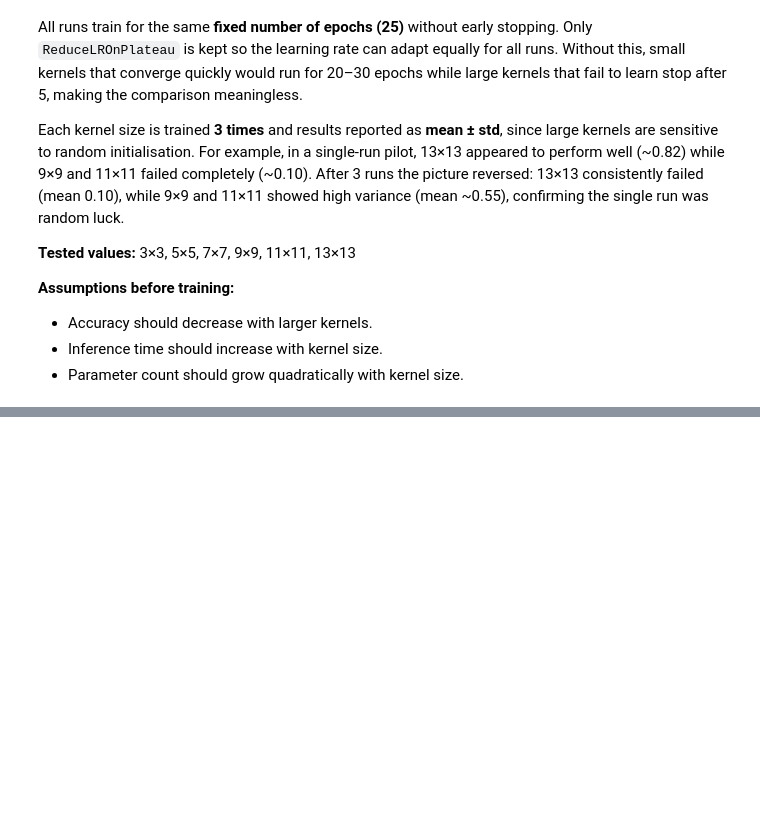
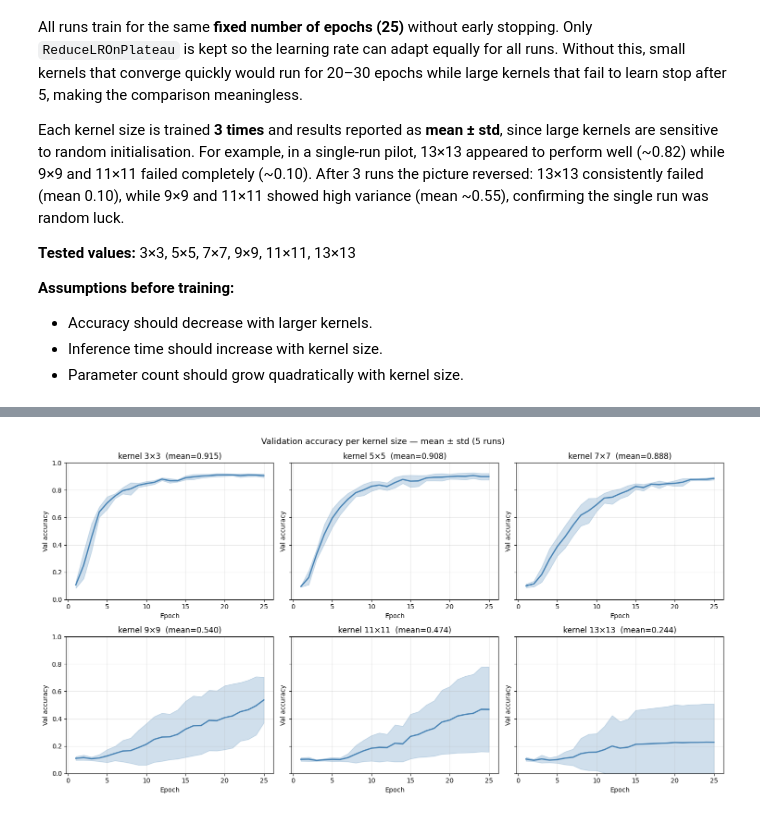
Before and after one commit to ITT-26/assignment-05-cnn-Alphazerfall, a Jupyter notebook: 01-hyperparameters/hyperparameters.ipynb, the cells around one changed output, grey strips where cells are left out. Drawn from its saved outputs; the diff is of its cells as text; code cells hidden in the pictures; blank space fills up the shorter version.

```diff
--- a/01-hyperparameters/hyperparameters.ipynb
+++ b/01-hyperparameters/hyperparameters.ipynb
@@ -508,26 +536,24 @@ for r in results:
 # %%
-fig, ax = plt.subplots(figsize=(12, 6))
+fig, axes = plt.subplots(2, 3, figsize=(15, 8), sharey=True)
 
-for r in results:
+for ax, r in zip(axes.flat, results):
     mean = np.array(r['history'])
-    epochs_range = range(1, len(mean) + 1)
+    std  = np.array(r['history_std'])
+    xs   = range(1, len(mean) + 1)
 
-    line, = ax.plot(epochs_range, mean, linewidth=2.5,
-                    label=f"{r['kernel_size']}x{r['kernel_size']}")
-    color = line.get_color()
-    for run_hist in r['run_histories']:
-        ax.plot(range(1, len(run_hist) + 1), run_hist,
-                color=color, linewidth=0.8, alpha=0.35)
+    ax.plot(xs, mean, linewidth=2, color='steelblue')
+    ax.fill_between(xs, mean - std, mean + std, alpha=0.25, color='steelblue')
+    ax.set_title(f"kernel {r['kernel_size']}×{r['kernel_size']}  (mean={r['val_accuracy']:.3f})")
+    ax.set_xlabel('Epoch')
+    ax.set_ylabel('Val accuracy')
+    ax.set_ylim(0, 1)
+    ax.grid(True, alpha=0.3)
 
-ax.set_xlabel('Epoch')
-ax.set_ylabel('Validation accuracy')
-ax.set_title(f'Validation accuracy over training — bold=mean, thin=individual runs ({NUM_RUNS} runs per kernel size)')
-ax.set_ylim(0, 1)
-ax.legend(title='Kernel size')
-ax.grid(True, alpha=0.3)
-
+plt.suptitle(f'Validation accuracy per kernel size — mean ± std ({NUM_RUNS} runs)', fontsize=13)
 plt.tight_layout()
 plt.savefig('kernel_size_accuracy_curves.png', dpi=150)
 plt.show()
+# %% [output]
+[figure, added]
 # %% [markdown]
 ### Findings & Discussion
```
Also changed, not shown: parts of 5 cells of this notebook, 21 other files.
